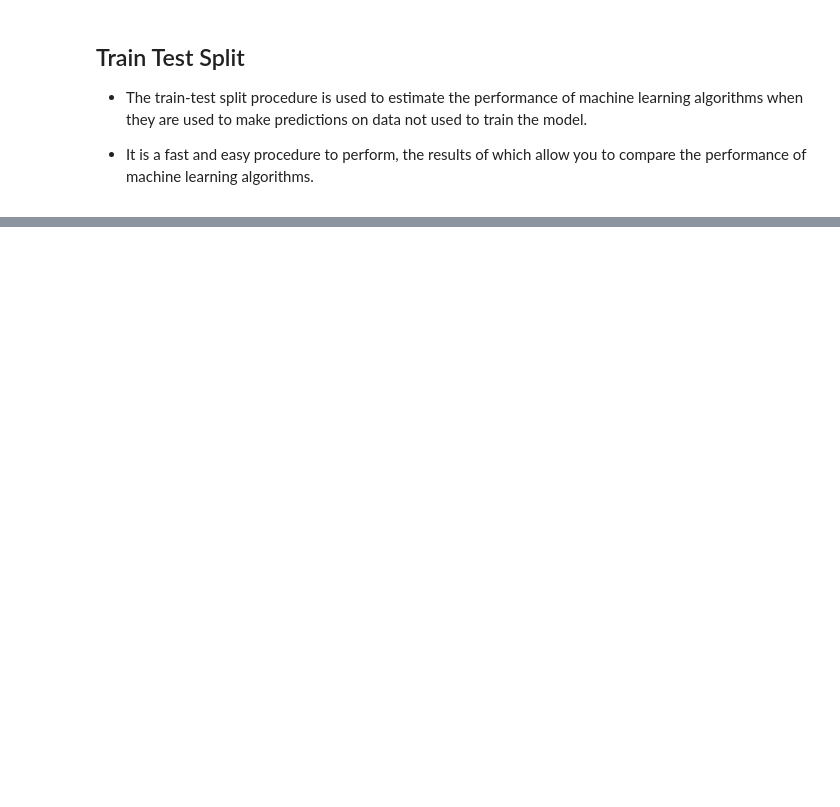
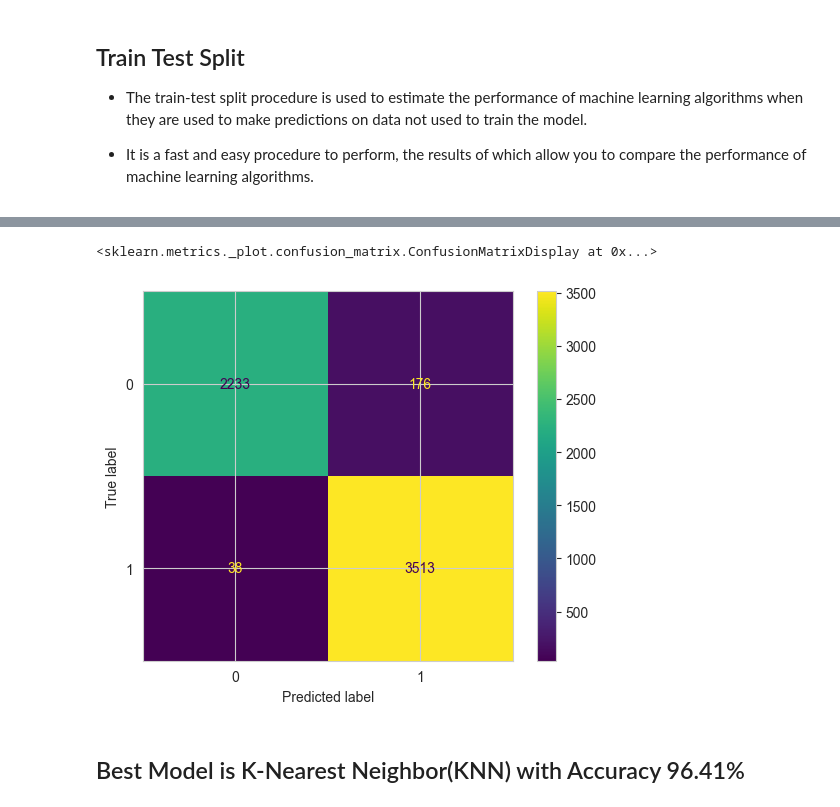
Before and after one commit to kota-Git/Credit_Card_Fraud_Detection_Real_Time, a Jupyter notebook: note_book/2_Feature_Engineering_&_Model_Training.ipynb, the cells around one changed output, grey strips where cells are left out. Drawn from its saved outputs; the diff is of its cells as text; code cells hidden in the pictures; blank space fills up the shorter version.

```diff
--- a/note_book/2_Feature_Engineering_&_Model_Training.ipynb
+++ b/note_book/2_Feature_Engineering_&_Model_Training.ipynb
@@ -650,0 +650,5 @@ len(X_res), len(y_res)
+# %%
+from sklearn.model_selection import  train_test_split
+# separate dataset into train and test
+X_train, X_test, y_train, y_test = train_test_split(X_res,y_res,test_size=0.2,random_state=42)
+X_train.shape, X_test.shape
@@ -750,0 +807,7 @@ Counter(y_train_sm)
+# %%
+# Models list for Hyperparameter tuning
+randomcv_models = [
+    ('XGBoost', XGBClassifier(), xgboost_params),
+    ("RF", RandomForestClassifier(), rf_params),
+    ("KNN", KNeighborsClassifier(), knn_params)
+]
@@ -750,0 +816,17 @@ Counter(y_train_sm)
+# %%
+from sklearn.model_selection import RandomizedSearchCV
+
+model_param = {}
+for name, model, params in randomcv_models:
+    random = RandomizedSearchCV(estimator=model,
+                                   param_distributions=params,
+                                   n_iter=100,
+                                   cv=3,
+                                   verbose=2,
+                                   n_jobs=-1)
+    random.fit(X_res, y_res)
+    model_param[name] = random.best_params_
+
+for model_name in model_param:
+    print(f"---------------- Best Params for {model_name} -------------------")
+    print(model_param[model_name])
@@ -750,0 +884,10 @@ Counter(y_train_sm)
+# %%
+best_model = KNeighborsClassifier(**model_param['KNN'])
+best_model = best_model.fit(X_train,y_train)
+y_pred = best_model.predict(X_test)
+score = accuracy_score(y_test,y_pred)
+cr = classification_report(y_test,y_pred)
+
+print("FINAL MODEL 'KNN'")
+print ("Accuracy Score value: {:.4f}".format(score))
+print (cr)
@@ -750,0 +905,8 @@ Counter(y_train_sm)
+# %%
+from sklearn.metrics import ConfusionMatrixDisplay
+ConfusionMatrixDisplay.from_estimator(best_model, X_test, y_test)
+# %% [output]
+<sklearn.metrics._plot.confusion_matrix.ConfusionMatrixDisplay at 0x...>
+[figure, added]
+# %% [markdown]
+## Best Model is K-Nearest Neighbor(KNN) with Accuracy 96.41%
```
Also changed, not shown: parts of 20 cells of this notebook, 4 other files.
